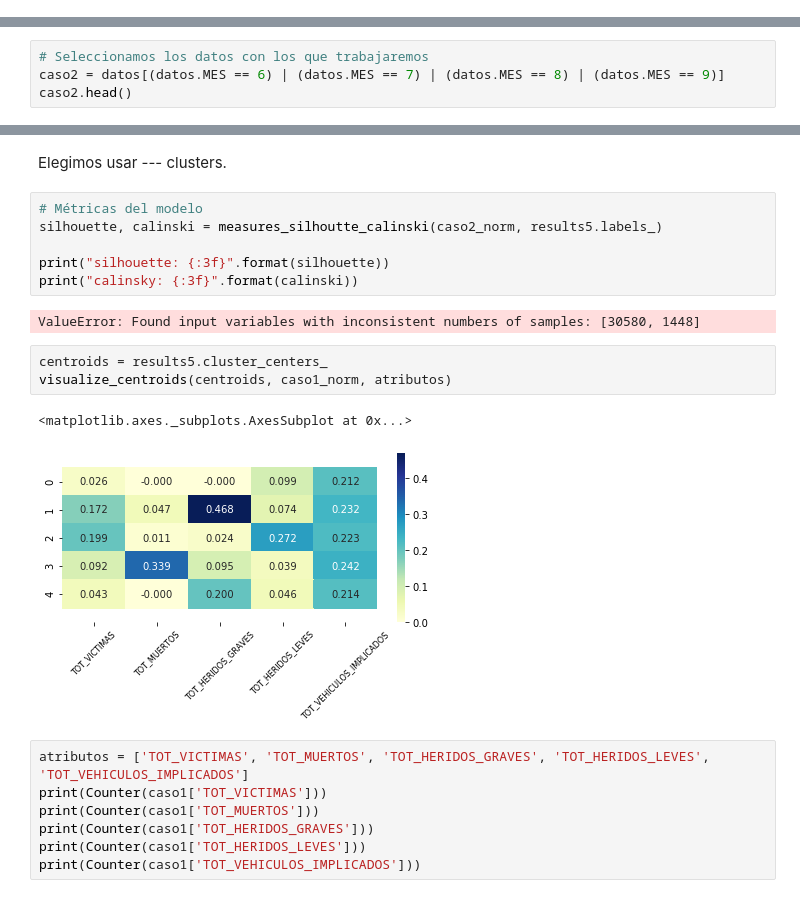
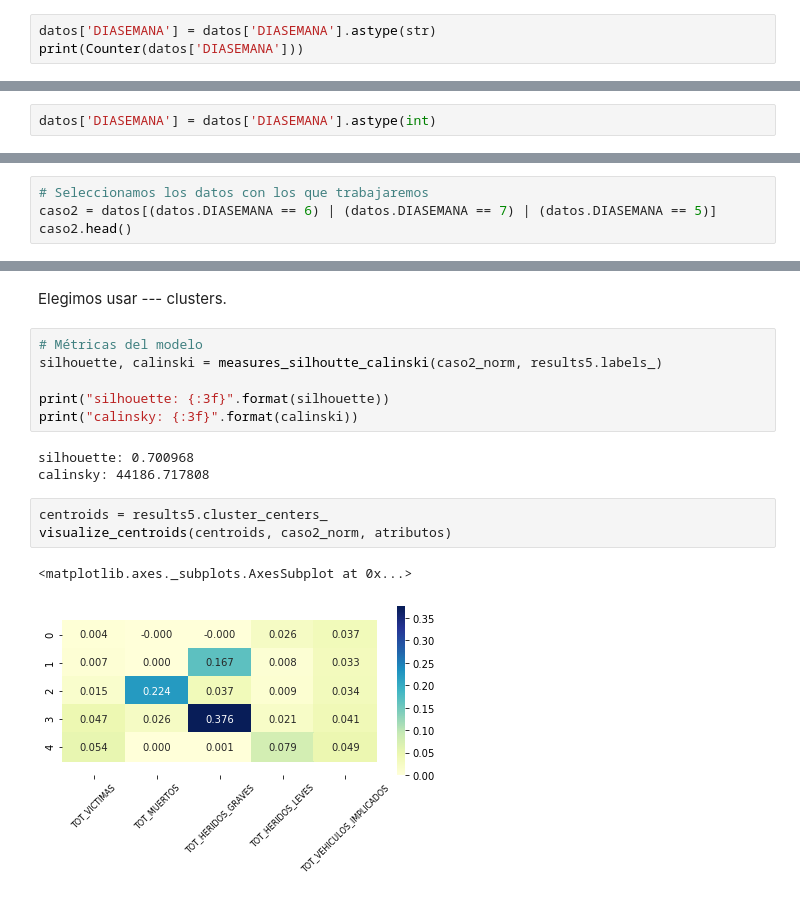
Before and after one commit to patriciacorhid/IN, a Jupyter notebook: P2/P2_accidentes.ipynb, the cells around one changed output, grey strips where cells are left out. Cells and saved outputs as stored; diff of their text form.

```diff
--- a/P2/P2_accidentes.ipynb
+++ b/P2/P2_accidentes.ipynb
@@ -259,0 +232,3 @@ datos
+# %%
+datos['DIASEMANA'] = datos['DIASEMANA'].astype(str)
+print(Counter(datos['DIASEMANA']))
@@ -260,10 +242,12 @@ datos
+# %%
+datos['DIASEMANA'] = datos['DIASEMANA'].astype(int)
 # %% [markdown]
 ### Selección de datos
 # %% [markdown]
 Estudiaremos los datos que representen accidentes en verano.
 # %%
 # Seleccionamos los datos con los que trabajaremos
-caso2 = datos[(datos.MES == 6) | (datos.MES == 7) | (datos.MES == 8) | (datos.MES == 9)]
+caso2 = datos[(datos.DIASEMANA == 6) | (datos.DIASEMANA == 7) | (datos.DIASEMANA == 5)]
 caso2.head()
 # %% [output]
 |  | MES | HORA | DIASEMANA | PROVINCIA | COMUNIDAD_AUTONOMA | ISLA | TOT_VICTIMAS | TOT_VICTIMAS30D | ... |
@@ -371,18 +343,12 @@ silhouette, calinski = measures_silhoutte_calinski(caso2_norm, results5.labels_)
 print("silhouette: {:3f}".format(silhouette))
 print("calinsky: {:3f}".format(calinski))
 # %% [output]
-ValueError: Found input variables with inconsistent numbers of samples: [30580, 1448]
+silhouette: 0.700968
+calinsky: 44186.717808
 # %%
 centroids = results5.cluster_centers_
-visualize_centroids(centroids, caso1_norm, atributos)
+visualize_centroids(centroids, caso2_norm, atributos)
 # %% [output]
 <matplotlib.axes._subplots.AxesSubplot at 0x...>
-[figure, old version]
+[figure, new version]
-# %%
-atributos = ['TOT_VICTIMAS', 'TOT_MUERTOS', 'TOT_HERIDOS_GRAVES', 'TOT_HERIDOS_LEVES', 'TOT_VEHICULOS_IMPLICADOS']
-print(Counter(caso1['TOT_VICTIMAS']))
-print(Counter(caso1['TOT_MUERTOS']))
-print(Counter(caso1['TOT_HERIDOS_GRAVES']))
-print(Counter(caso1['TOT_HERIDOS_LEVES']))
-print(Counter(caso1['TOT_VEHICULOS_IMPLICADOS']))
 # %%
```
Also changed, not shown: parts of 24 cells of this notebook.
